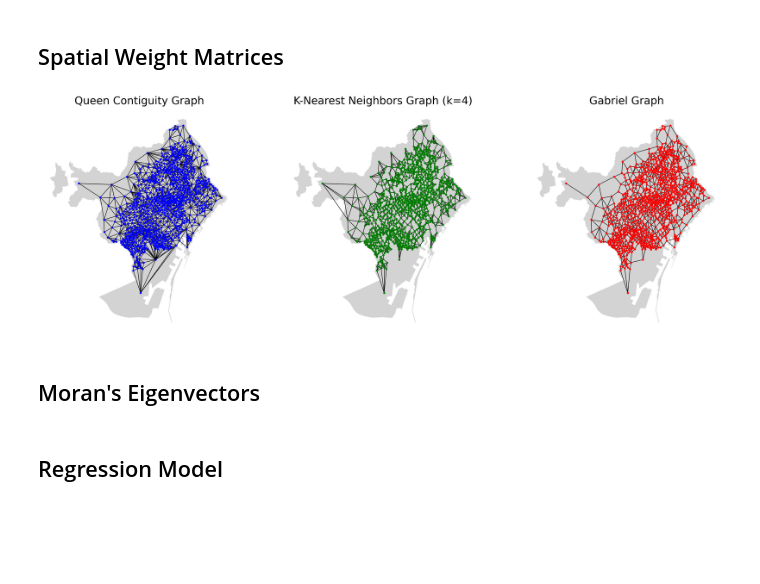
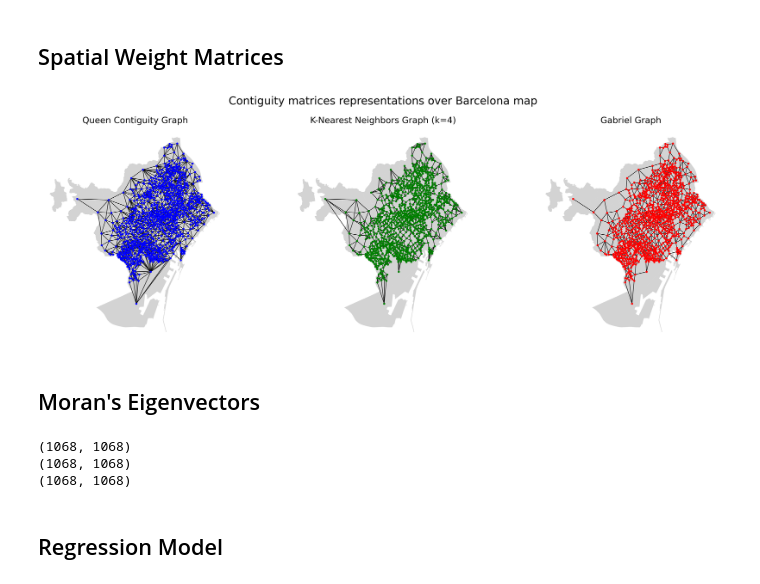
Before and after one commit to MateoFdezEspina/BarcelonaAirbnb, a Jupyter notebook: notebooks/08_mesf.ipynb, the cells around one changed output. Saved outputs shown, nothing was run; the diff lists cells and outputs as text; code cells hidden in the pictures; blank space fills up the shorter version.

```diff
--- a/notebooks/08_mesf.ipynb
+++ b/notebooks/08_mesf.ipynb
@@ -230,43 +230,59 @@ def plot_spatial_weights_on_map(gdf, w, ax, title, n_color):
     nx.draw(G, pos, node_size=15, node_color=n_color, with_labels=False, ax=ax)
     nx.draw_networkx_edges(G, pos, alpha=0.5, ax=ax)
 
-    ax.set_title(title, fontsize=25)
+    ax.set_title(title, fontsize=20)
 
 
 # Create a figure with 3 subplots in a row
 fig, axes = plt.subplots(1, 3, figsize=(24, 8))
+fig.suptitle("Contiguity matrices representations over Barcelona map", fontsize=25, y=1)
 
 # Queen contiguity weights
 w_queen = Queen.from_dataframe(geo_info)
 w_queen.transform = "R"  # row-standardizing the weight matrix
 plot_spatial_weights_on_map(
     geo_info, w_queen, axes[0], "Queen Contiguity Graph", "blue"
 )
 
 # K-Nearest Neighbors weights (example with k=4)
 w_knn = KNN.from_dataframe(geo_info, k=4)
 w_knn.transform = "R"
 plot_spatial_weights_on_map(
     geo_info, w_knn, axes[1], "K-Nearest Neighbors Graph (k=4)", "green"
 )
 
 # Gabriel Graph weights
 geo_info_points = geo_info.copy()
 geo_info_points.set_geometry("centroid", inplace=True)
 w_gabriel = Gabriel.from_dataframe(geo_info_points)
 w_gabriel.transform = "R"
 plot_spatial_weights_on_map(geo_info, w_gabriel, axes[2], "Gabriel Graph", "red")
 
 plt.tight_layout()
 
 if SAVE_FIGS is True:
-    plt.savefig(DIR_MESF / "weight_matrices.svg", format="svg")
+    plt.savefig(DIR_MESF / "connectivity_matrices.png", format="png")
 
 plt.show()
 # %% [output]
-[figure, old version]
+[figure, new version]
 # %% [markdown]
 ## Moran's Eigenvectors
+# %%
+C = w_queen.full()[0]
+print(C.shape)
+
+M = np.eye(C.shape[0]) - np.ones(C.shape) / C.shape[0]
+print(M.shape)
+
+MCM = M @ C @ M
+print(MCM.shape)
+
+eigenvalues, E = np.linalg.eigh(MCM)
+# %% [output]
+(1068, 1068)
+(1068, 1068)
+(1068, 1068)
 # %%
 from scipy.sparse import csr_matrix
 from scipy.sparse.linalg import eigsh
```
Also changed, not shown: parts of 13 cells of this notebook, 6 other files.
